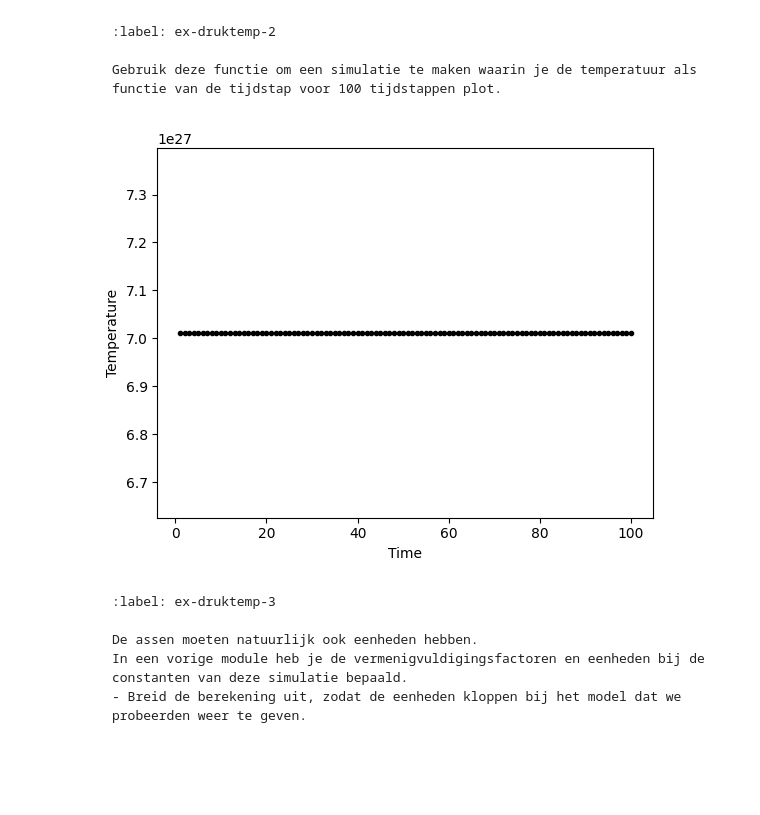
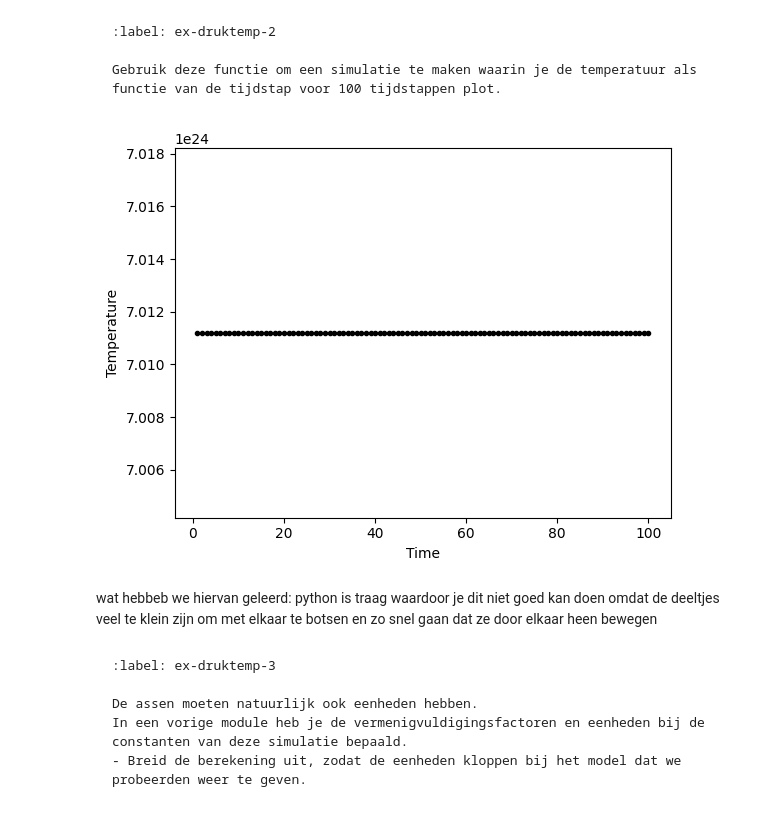
Before and after one commit to gltChboy/Thermo-groep-Bart-Ante, a Jupyter notebook: Content/PySim/5_druktemp.ipynb, the cells around one changed output. Saved outputs shown, nothing was run; the diff lists cells and outputs as text; code cells hidden in the pictures; blank space fills up the shorter version.

Commit message:
alles voor temperatuur en druk af gemaakt enkel nog de laatse opdrachtjes moeten gedaan worden

````diff
--- a/Content/PySim/5_druktemp.ipynb
+++ b/Content/PySim/5_druktemp.ipynb
@@ -36,13 +36,11 @@ import numpy as np
 import matplotlib.pyplot as plt
 from matplotlib.animation import FuncAnimation
 
-BOX_SIZE_0 = 10                # Hoogte en lengte startvolume
+BOX_SIZE_0 = 1e-5                # Hoogte en lengte startvolume
 N = 100                        # Aantal deeltjes
-V_0 = 440                      # Startsnelheid van deeltjes
-RADIUS =  3*10**(-9)           # Straal van moleculen
-DT = 0.01                      # Tijdstap om geen botsing te missen
-
-#your code/answer
+V_0 = 440                       # Startsnelheid van deeltjes
+RADIUS = 3e-9                 # Straal van moleculen
+DT = 1e-6                      # Tijdstap om geen botsing te missen
 # %% [markdown]
 De klasse voor de gasmoleculen en de functies voor hun onderlinge interactie:
 # %%
@@ -109,7 +107,7 @@ def create_particles(particles):
         vx = np.random.uniform(-V_0, V_0)
         vy = np.random.choice([-1, 1]) * np.sqrt(V_0**2 - vx**2)
         pos = np.random.uniform(-BOX_SIZE_0/2 + RADIUS, BOX_SIZE_0/2 - RADIUS, 2)
-        particles.append(ParticleClass(m=1.0, v=[vx, vy], r=pos, R=RADIUS))
+        particles.append(ParticleClass(m=0.001, v=[vx, vy], r=pos, R=RADIUS))
 
 # note dat deze handle_collisions functie anders is dan we gedaan in brownian motion
 # controleer zelf welke van de twee functies sneller is (wat, zoals gezegd, sterk afhangt van het aantal deeltjes!)
@@ -119,6 +117,7 @@ def handle_collisions(particles):
     for i in range(num_particles):
         for j in range(i+1, num_particles):
             if collide_detection(particles[i], particles[j]):
+                print("botsing")
                 particle_collision(particles[i], particles[j])
 
 def handle_walls(particles):
@@ -214,28 +238,29 @@ for p in particles:
 Gebruik deze functie om een simulatie te maken waarin je de temperatuur als functie van de tijdstap voor 100 tijdstappen plot.
 ```
 # %%
-# ruimte voor uitwerking
-
 particles = []
 temperatures = np.zeros(100, dtype=float)
 times = np.linspace(1, 100, 100)
 create_particles(particles)
-for i in range(100):
+
+#lege array voor de temperatuur van het gas
+temp_gas = np.array([])
+
+for i in range(len(times)):
     take_time_step(particles)
-    # vastleggen van temperatuur per tijdstap
-
-
-#your code/answer
+    #berekend de temperatuur per frame
+    temp_gas, temp_deeltjes = calc_temp(particles, temp_gas)
 
 plt.figure()
+plt.ylim(min(temp_gas)*0.999, max(temp_gas)*1.001)
 plt.xlabel('Time')
 plt.ylabel('Temperature')
-# plotten van tijd tegen temperatuur
-#your code/answer
-plt.plot(times, temp_array, 'k.')
+plt.plot(times, temp_gas, 'k.')
 plt.show()
 # %% [output]
-[figure, old version]
+[figure, new version]
+# %% [markdown]
+wat hebbeb we hiervan geleerd: python is traag waardoor je dit niet goed kan doen omdat de deeltjes veel te klein zijn om met elkaar  te botsen en zo snel gaan dat ze door elkaar heen bewegen
 # %% [markdown]
 ```{exercise}
 :label: ex-druktemp-3
````
Also changed, not shown: parts of 4 cells of this notebook.
